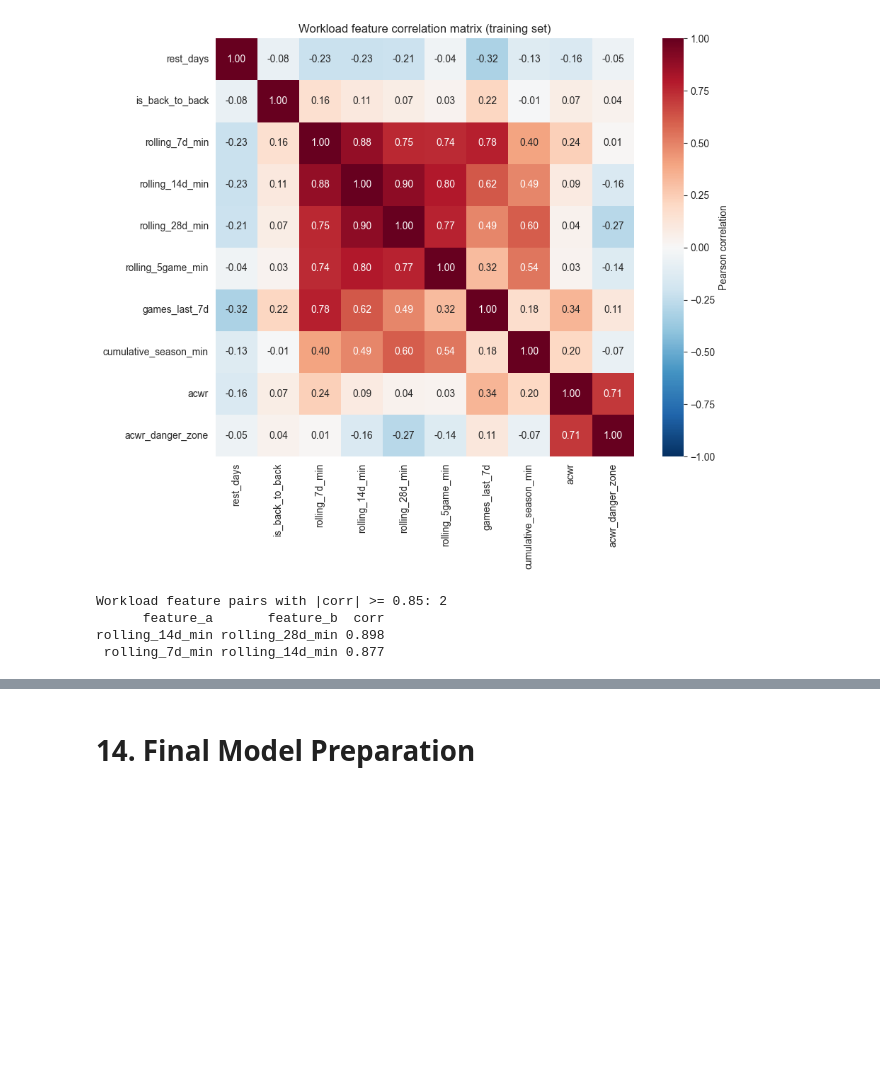
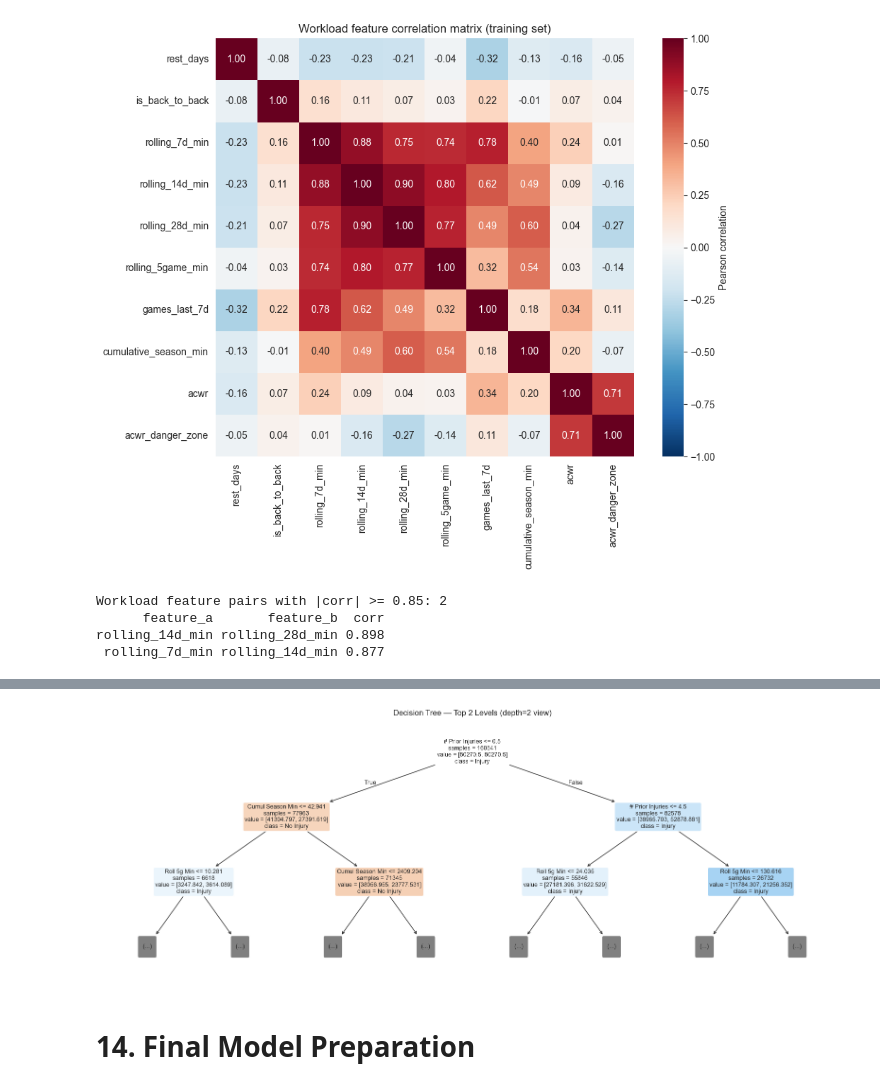
Before and after one commit to tumbrelpeanuts/nba-injury-risk, a Jupyter notebook: notebooks/05_modeling.ipynb, the cells around one changed output, grey strips where cells are left out. Drawn from its saved outputs; the diff is of its cells as text; code cells hidden in the pictures; blank space fills up the shorter version.

```diff
--- a/notebooks/05_modeling.ipynb
+++ b/notebooks/05_modeling.ipynb
@@ -1082,2 +1230,57 @@ rolling_14d_min rolling_28d_min 0.898
+# %%
+# =============================================================================
+# Decision Tree, Validation Set (2021-22)
+# Max Depth 2
+# =============================================================================
+
+from sklearn.tree import plot_tree
+import matplotlib.pyplot as plt
+
+# Shortened feature names for readability
+feature_name_map = {
+    "age": "Age",
+    "rest_days": "Rest Days",
+    "is_back_to_back": "B2B",
+    "rolling_7d_min": "Roll 7d Min",
+    "rolling_14d_min": "Roll 14d Min",
+    "rolling_28d_min": "Roll 28d Min",
+    "games_last_7d": "Games 7d",
+    "rolling_5game_min": "Roll 5g Min",
+    "cumulative_season_min": "Cumul Season Min",
+    "acwr": "ACWR",
+    "acwr_danger_zone": "ACWR Danger",
+    "prior_injury_count": "# Prior Injuries",
+    "recent_hamstring_injury": "Hamstring Y/N",
+    "recent_quadriceps_injury": "Rec Quad Inj Y/N",
+    "recent_calf_injury": "Calf",
+    "recent_groin_injury": "Groin",
+    "recent_ankle_injury": "Ankle",
+    "recent_achilles_injury": "Achilles",
+    "recent_knee_injury": "Knee",
+    "recent_back_injury": "Back",
+    "recent_hip_injury": "Hip",
+    "recent_foot_injury": "Foot",
+}
+
+short_names = [feature_name_map[f] for f in X_val.columns.tolist()]
+
+fig, ax = plt.subplots(figsize=(16, 6))
+plot_tree(
+    dt_model,
+    feature_names=short_names,
+    class_names=["No Injury", "Injury"],
+    filled=True,
+    rounded=True,
+    fontsize=9,
+    max_depth=2,          # clean 2-level view: 1 root + 2 levels of splits
+    impurity=False,       # hides gini to reduce clutter
+    proportion=False,
+    ax=ax,
+)
+plt.title("Decision Tree — Top 2 Levels (depth=2 view)", fontsize=12)
+plt.tight_layout()
+plt.show()
+# %% [output]
+[figure, added]
 # %% [markdown]
 # 14. Final Model Preparation
```
Also changed, not shown: parts of 11 cells of this notebook.
